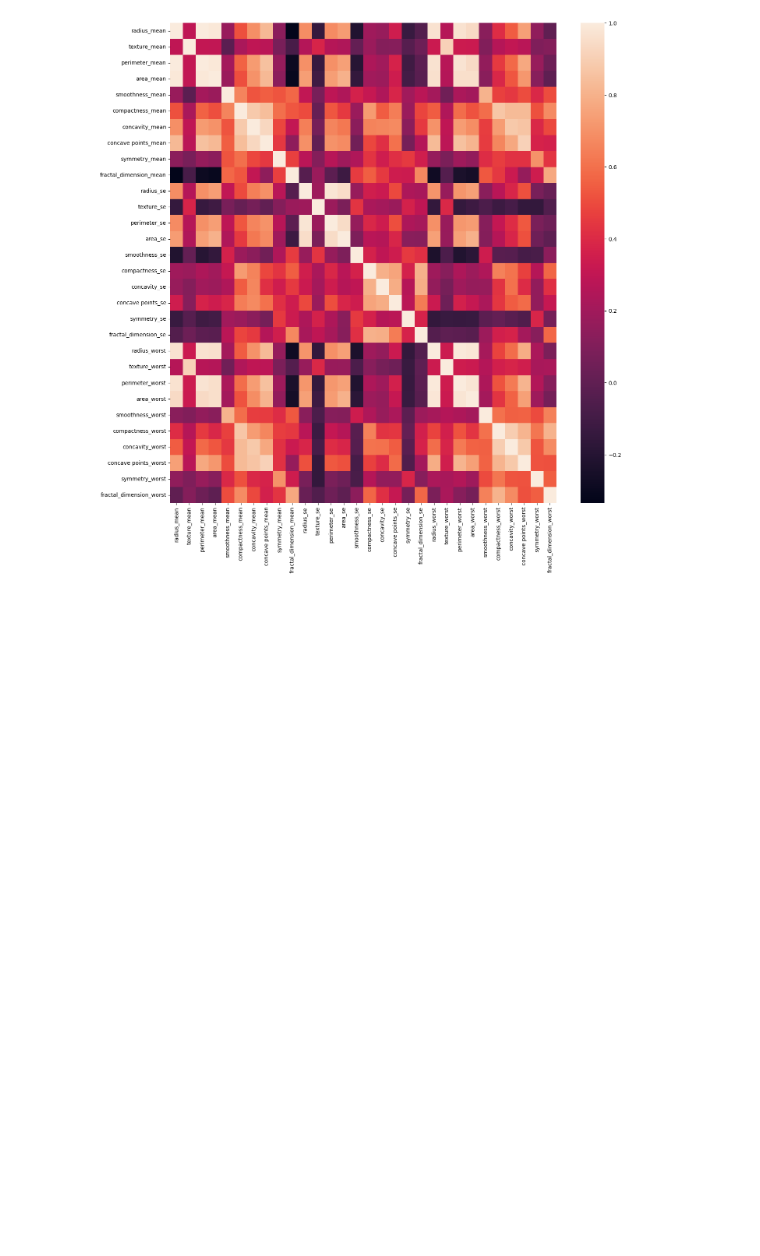
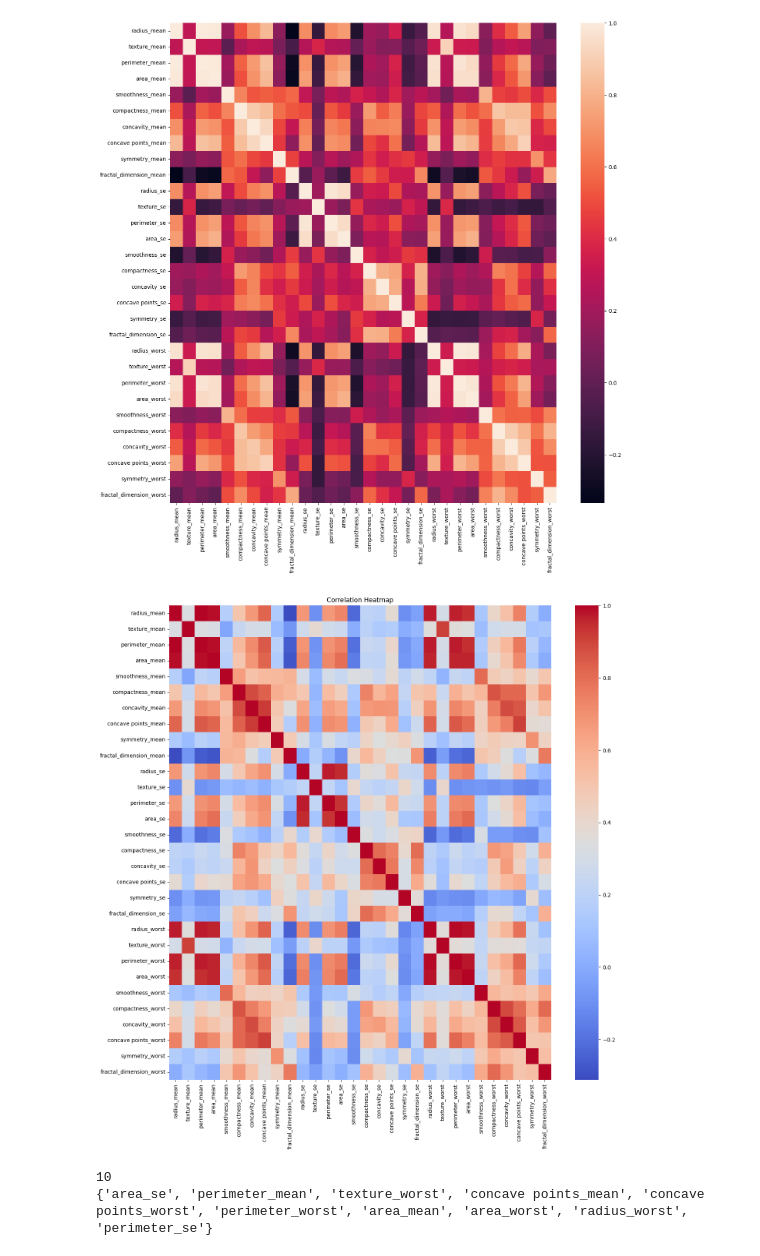
Before and after one commit to ramakrishnabhavana/Bhavana-sML, a Jupyter notebook: ML_Lab.ipynb, the cells around one changed output. Cells and saved outputs as stored; diff of their text form; code cells hidden in the pictures; blank space fills up the shorter version.

```diff
--- a/ML_Lab.ipynb
+++ b/ML_Lab.ipynb
@@ -387,22 +387,42 @@ print(len(correlated_features))
 10
 [figure]
 # %%
-#
+#breat-cancer.csv
+import pandas as pd
+import matplotlib.pyplot as plt
+import seaborn as sns
+
+df = pd.read_csv('/Breast_cancer_dataset.csv')
+df = df.loc[:, ~df.columns.str.contains('^Unnamed')]
+if 'id' in df.columns:
+    df = df.drop(columns=['id'])
+if 'diagnosis' in df.columns:
+    df = df.drop(columns=['diagnosis'])
+
+x_train = df.select_dtypes(include=['float64', 'int64'])
+
 corrmat = x_train.corr()
-fig, ax = plt.subplots()
-fig.set_size_inches(16,16)
-sns.heatmap(corrmat)
-grouped_feature_ls = []
-correlated_groups = []
+plt.figure(figsize=(16, 16))
+sns.heatmap(corrmat, cmap='coolwarm')
+plt.title("Correlation Heatmap")
+plt.show()
+
 def correlation(dataset, threshold):
-  col_corr = set()
-  corr_matrix = dataset.corr()
-  for i in range(len(corr_matrix.columns)):
-    for j in range(i):
-      if abs(corr_matrix.iloc[i,j]) > threshold:
-        colname = corr_matrix.columns[i]
-        col_corr.add(colname)
-  return col_corr
-corr_features = correlation(x_train,0.9)
+    col_corr = set()
+    corr_matrix = dataset.corr()
+    for i in range(len(corr_matrix.columns)):
+        for j in range(i):
+            if abs(corr_matrix.iloc[i, j]) > threshold:
+                colname = corr_matrix.columns[i]
+                col_corr.add(colname)
+    return col_corr
+
+corr_features = correlation(x_train, 0.9)
 correlated_features = set(corr_features)
+
 print(len(correlated_features))
+print(correlated_features)
+# %% [output]
+[figure, added]
+10
+{'area_se', 'perimeter_mean', 'texture_worst', 'concave points_mean', 'concave points_worst', 'perimeter_worst', 'area_mean', 'area_worst', 'radius_worst', 'perimeter_se'}
```
